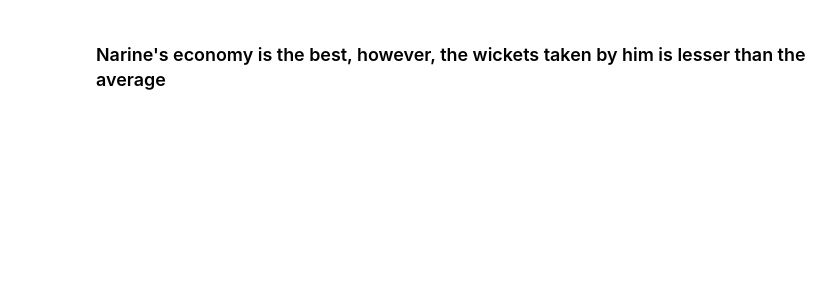
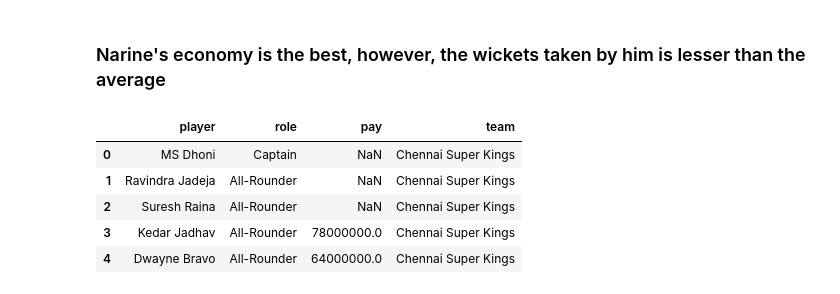
Before and after one commit to ujjwalk73/cricket_analysis, a Jupyter notebook: cricket_stats.ipynb, the cells around one changed output. Cells and saved outputs as stored; diff of their text form; code cells hidden in the pictures; blank space fills up the shorter version.

```diff
--- a/cricket_stats.ipynb
+++ b/cricket_stats.ipynb
@@ -476,0 +477,9 @@ compare_bowler_statistics("economy","wickets",'Narine')
+# %%
+pay_data.head()
+# %% [output]
+|  | player | role | pay | team |
+| 0 | MS Dhoni | Captain | NaN | Chennai Super Kings |
+| 1 | Ravindra Jadeja | All-Rounder | NaN | Chennai Super Kings |
+| 2 | Suresh Raina | All-Rounder | NaN | Chennai Super Kings |
+| 3 | Kedar Jadhav | All-Rounder | 78000000.0 | Chennai Super Kings |
+| 4 | Dwayne Bravo | All-Rounder | 64000000.0 | Chennai Super Kings |
```
Also changed, not shown: parts of 16 cells of this notebook, 1 other file.
